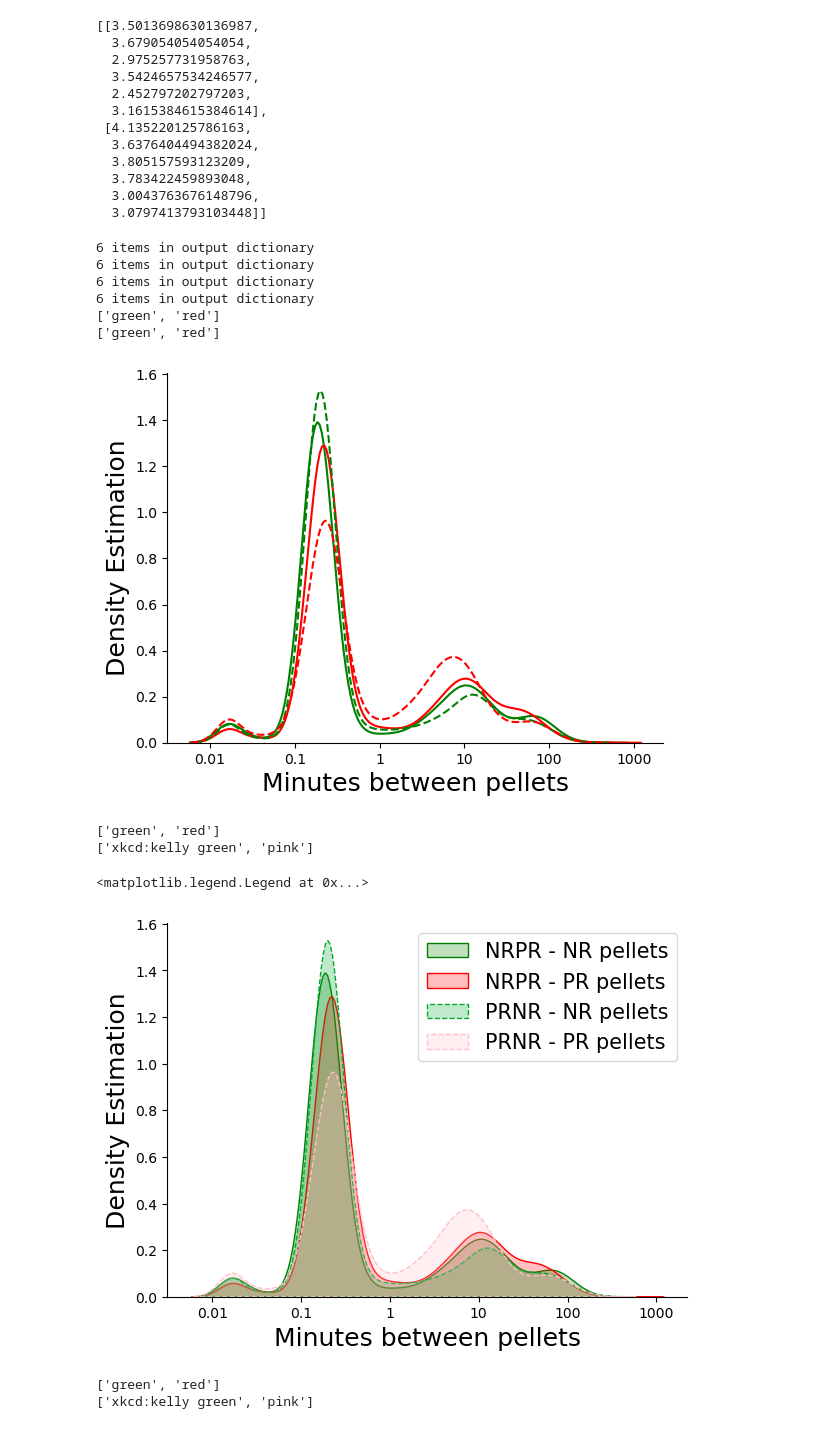
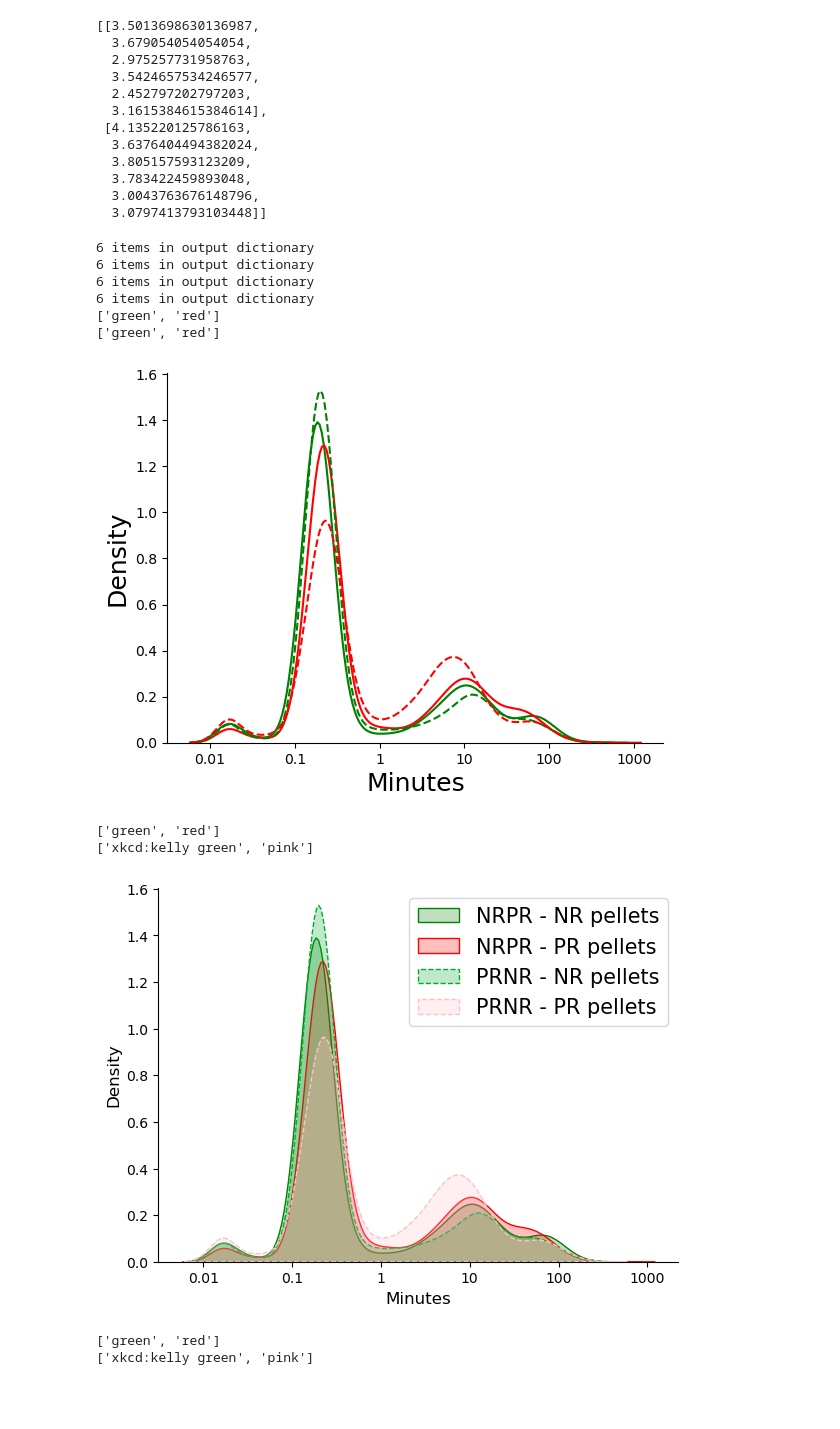
Before and after one commit to Htbibalan/FEDProtein, a Jupyter notebook: notebooks/POSTER FIGS.ipynb, the cells around one changed output. Cells and saved outputs as stored; diff of their text form; code cells hidden in the pictures; blank space fills up the shorter version.

Commit message:
New plots Midway combined data
New plots with legends and combined data created for Midway Evaluation seminar

```diff
--- a/notebooks/POSTER FIGS.ipynb
+++ b/notebooks/POSTER FIGS.ipynb
@@ -380,8 +380,8 @@ def interpellet_interval_plot(data, ax=[], colors=[], fill=False, labels=[], lin
                     label=labels[idx],
                     linestyle=linestyle)
 
-    ax.set_ylabel('Density Estimation',fontsize = 18)
-    ax.set_xlabel('Minutes between pellets',fontsize = 18)
+    ax.set_ylabel('Density',fontsize = 12)
+    ax.set_xlabel('Minutes',fontsize = 12)
 
     ax.set_xticks(range(-2,4))
     ax.set_xticklabels([10**num for num in range(-2,4)])
@@ -416,32 +416,35 @@ interpellet_interval_plot([IPIs_m_prnr_nr, IPIs_m_prnr_pr],
 6 items in output dictionary
 ['green', 'red']
 ['green', 'red']
-[figure, old version]
+[figure, new version]
 # %%
 f, ax = plt.subplots(figsize = (8,5.5), gridspec_kw= {"left":0.25,"bottom": 0.2})
 
 interpellet_interval_plot([IPIs_m_nrpr_nr, IPIs_m_nrpr_pr],
                            colors=["green", "red"],
                            labels=["NRPR - NR pellets", "NRPR - PR pellets"],
                            linestyle="-",
                            fill=True,
                            ax=ax)
 
 interpellet_interval_plot([IPIs_m_prnr_nr, IPIs_m_prnr_pr],
                            colors=["xkcd:kelly green", "pink"],
                            labels=["PRNR - NR pellets", "PRNR - PR pellets"],
                            linestyle="--",
                            fill=True,
                            ax=ax)
 
 ax.legend(fontsize = 15)
 
 #f.savefig(figfolder + "interpelletintervalmale.pdf")
+
+
+figfolder = r"C:\Users\hta031\OneDrive - UiT Office 365\Documents\People\Hamid\Educational Component\Midway_Evaluation\MIDWAY_PRESENTATION\FIGS\\"
+f.savefig(figfolder + "Kernel_all_groups.tif")
 # %% [output]
 ['green', 'red']
 ['xkcd:kelly green', 'pink']
-<matplotlib.legend.Legend at 0x...>
-[figure, old version]
+[figure, new version]
 # %%
 f, ax = plt.subplots(figsize = (8,5.5), gridspec_kw= {"left":0.25,"bottom": 0.2})
 
```
Also changed, not shown: parts of 2 cells of this notebook, 6 other files.
